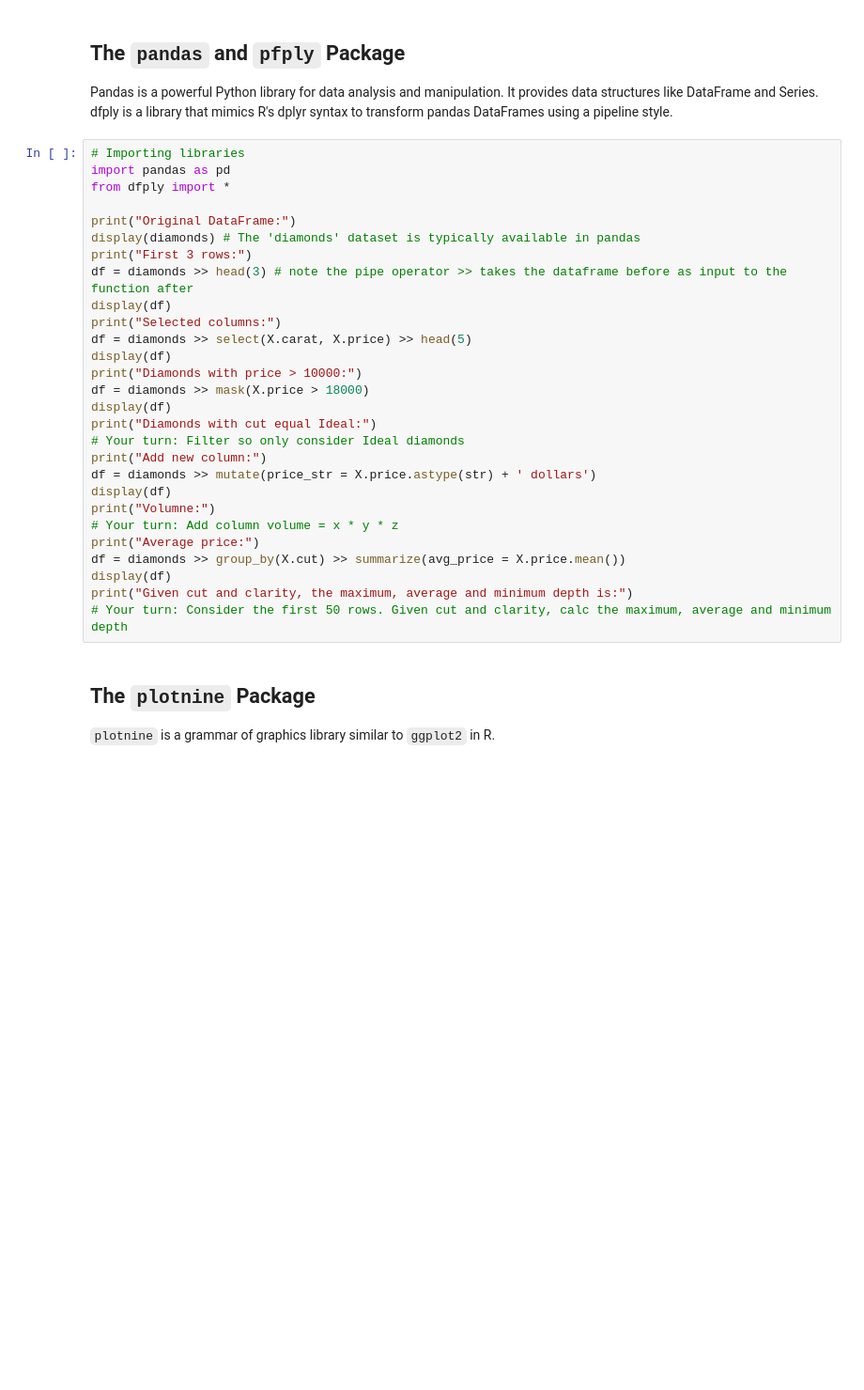
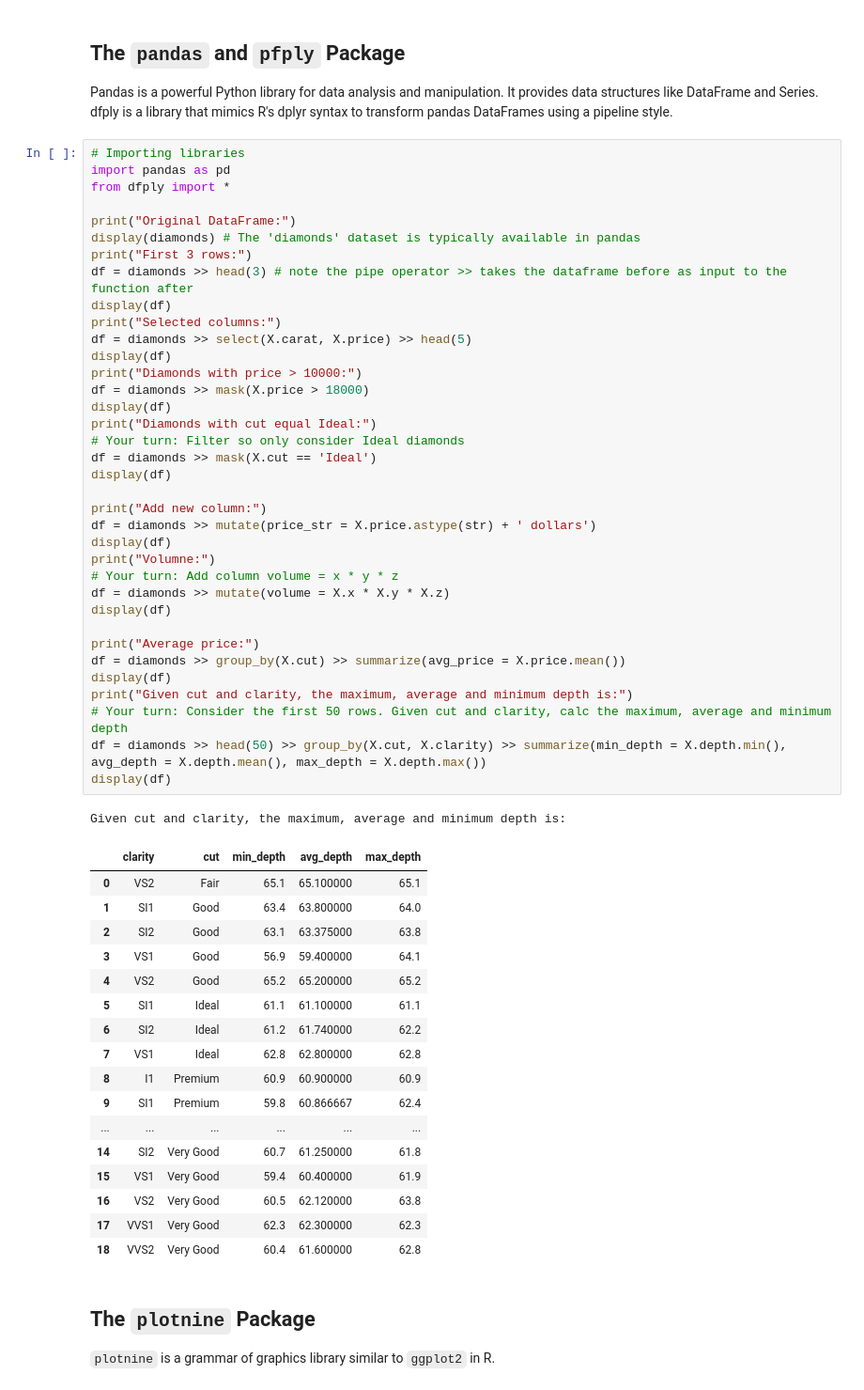
Before and after one commit to simon-mellergaard/RL, a Jupyter notebook: Tutorials/04_python.ipynb, the cells around one changed output. Shown: that part at 94% size. Cells and saved outputs as stored; diff of their text form; blank space fills up the shorter version.

```diff
--- a/Tutorials/04_python.ipynb
+++ b/Tutorials/04_python.ipynb
@@ -255,31 +372,58 @@ dfply is a library that mimics R's dplyr syntax to transform pandas DataFrames u
 # %%
 # Importing libraries
 import pandas as pd
 from dfply import *
 
 print("Original DataFrame:")
 display(diamonds) # The 'diamonds' dataset is typically available in pandas
 print("First 3 rows:")
 df = diamonds >> head(3) # note the pipe operator >> takes the dataframe before as input to the function after
 display(df)
 print("Selected columns:")
 df = diamonds >> select(X.carat, X.price) >> head(5)
 display(df)
 print("Diamonds with price > 10000:")
 df = diamonds >> mask(X.price > 18000)
 display(df)
 print("Diamonds with cut equal Ideal:")
 # Your turn: Filter so only consider Ideal diamonds
+df = diamonds >> mask(X.cut == 'Ideal')
+display(df)
+
 print("Add new column:")
 df = diamonds >> mutate(price_str = X.price.astype(str) + ' dollars')
 display(df)
 print("Volumne:")
 # Your turn: Add column volume = x * y * z
+df = diamonds >> mutate(volume = X.x * X.y * X.z)
+display(df)
+
 print("Average price:")
 df = diamonds >> group_by(X.cut) >> summarize(avg_price = X.price.mean())
 display(df)
 print("Given cut and clarity, the maximum, average and minimum depth is:")
 # Your turn: Consider the first 50 rows. Given cut and clarity, calc the maximum, average and minimum depth
+df = diamonds >> head(50) >> group_by(X.cut, X.clarity) >> summarize(min_depth = X.depth.min(), avg_depth = X.depth.mean(), max_depth = X.depth.max())
+display(df)
+# %% [output]
+Given cut and clarity, the maximum, average and minimum depth is:
+|  | clarity | cut | min_depth | avg_depth | max_depth |
+| 0 | VS2 | Fair | 65.1 | 65.100000 | 65.1 |
+| 1 | SI1 | Good | 63.4 | 63.800000 | 64.0 |
+| 2 | SI2 | Good | 63.1 | 63.375000 | 63.8 |
+| 3 | VS1 | Good | 56.9 | 59.400000 | 64.1 |
+| 4 | VS2 | Good | 65.2 | 65.200000 | 65.2 |
+| 5 | SI1 | Ideal | 61.1 | 61.100000 | 61.1 |
+| 6 | SI2 | Ideal | 61.2 | 61.740000 | 62.2 |
+| 7 | VS1 | Ideal | 62.8 | 62.800000 | 62.8 |
+| 8 | I1 | Premium | 60.9 | 60.900000 | 60.9 |
+| 9 | SI1 | Premium | 59.8 | 60.866667 | 62.4 |
+| ... | ... | ... | ... | ... | ... |
+| 14 | SI2 | Very Good | 60.7 | 61.250000 | 61.8 |
+| 15 | VS1 | Very Good | 59.4 | 60.400000 | 61.9 |
+| 16 | VS2 | Very Good | 60.5 | 62.120000 | 63.8 |
+| 17 | VVS1 | Very Good | 62.3 | 62.300000 | 62.3 |
+| 18 | VVS2 | Very Good | 60.4 | 61.600000 | 62.8 |
 # %% [markdown]
 ## The `plotnine` Package
 
```
Also changed, not shown: parts of 8 cells of this notebook.
